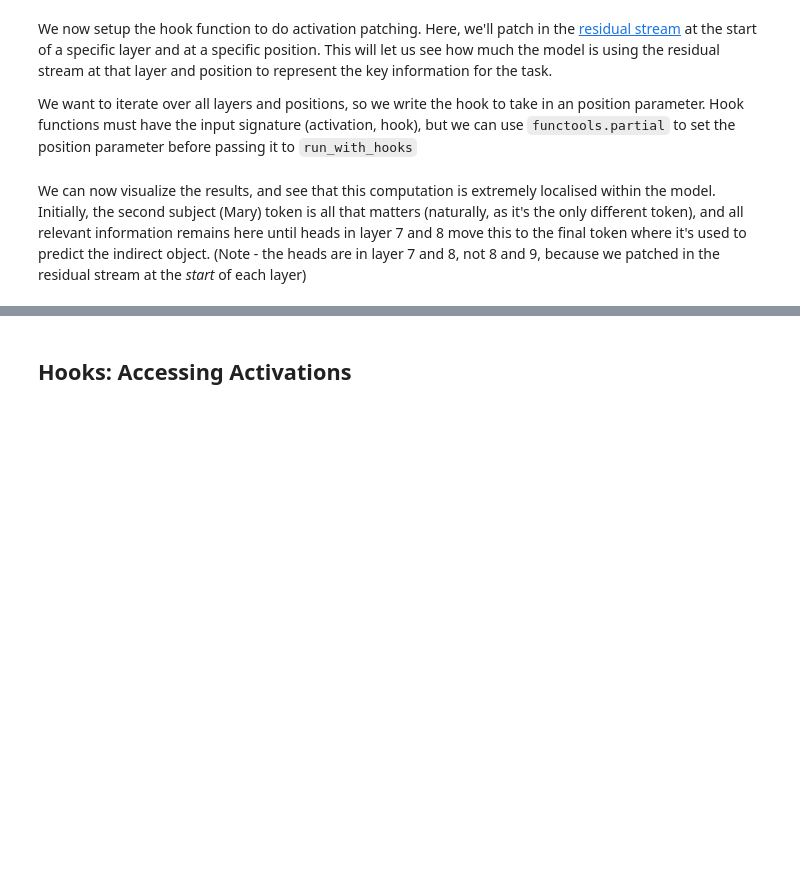
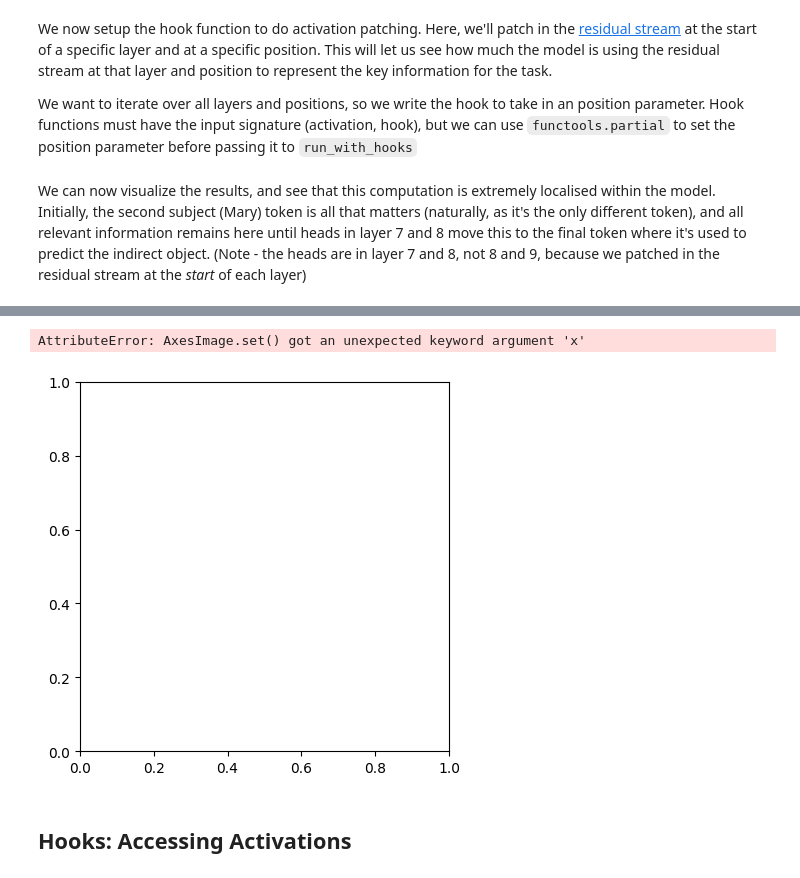
Before and after one commit to abf149/ContinuousRLMechinterp, a Jupyter notebook: ContinuousRLMechinterp.ipynb, the cells around one changed output, grey strips where cells are left out. Cells and saved outputs as stored; diff of their text form; code cells hidden in the pictures; blank space fills up the shorter version.

```diff
--- a/ContinuousRLMechinterp.ipynb
+++ b/ContinuousRLMechinterp.ipynb
@@ -337,5 +332,5 @@ We can now visualize the results, and see that this computation is extremely loc
 %matplotlib inline
 # Add the index to the end of the label, because plotly doesn't like duplicate labels
 token_labels = [f"{token}_{index}" for index, token in enumerate(model.to_str_tokens(clean_tokens))]
-imshow(ioi_patching_result, x=token_labels, xaxis="Position", yaxis="Layer", title="Normalized Logit Difference After Patching Residual Stream on the IOI Task")
+plt.imshow(ioi_patching_result, x=token_labels, xaxis="Position", yaxis="Layer", title="Normalized Logit Difference After Patching Residual Stream on the IOI Task")
 # %% [output]
@@ -343,3 +337,5 @@ imshow(ioi_patching_result, x=token_labels, xaxis="Position", yaxis="Layer", tit
+AttributeError: AxesImage.set() got an unexpected keyword argument 'x'
+[figure, added]
 # %% [markdown]
 ## Hooks: Accessing Activations
 # %% [markdown]
```
Also changed, not shown: parts of 17 cells of this notebook.
